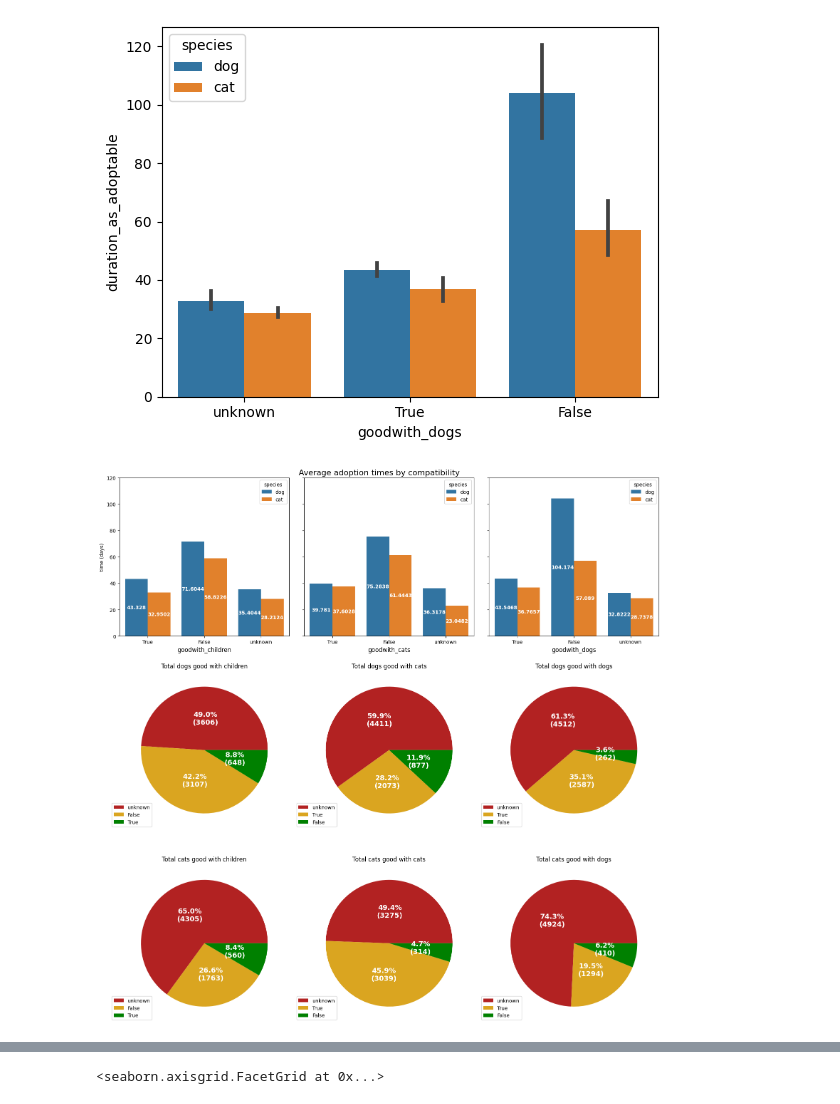
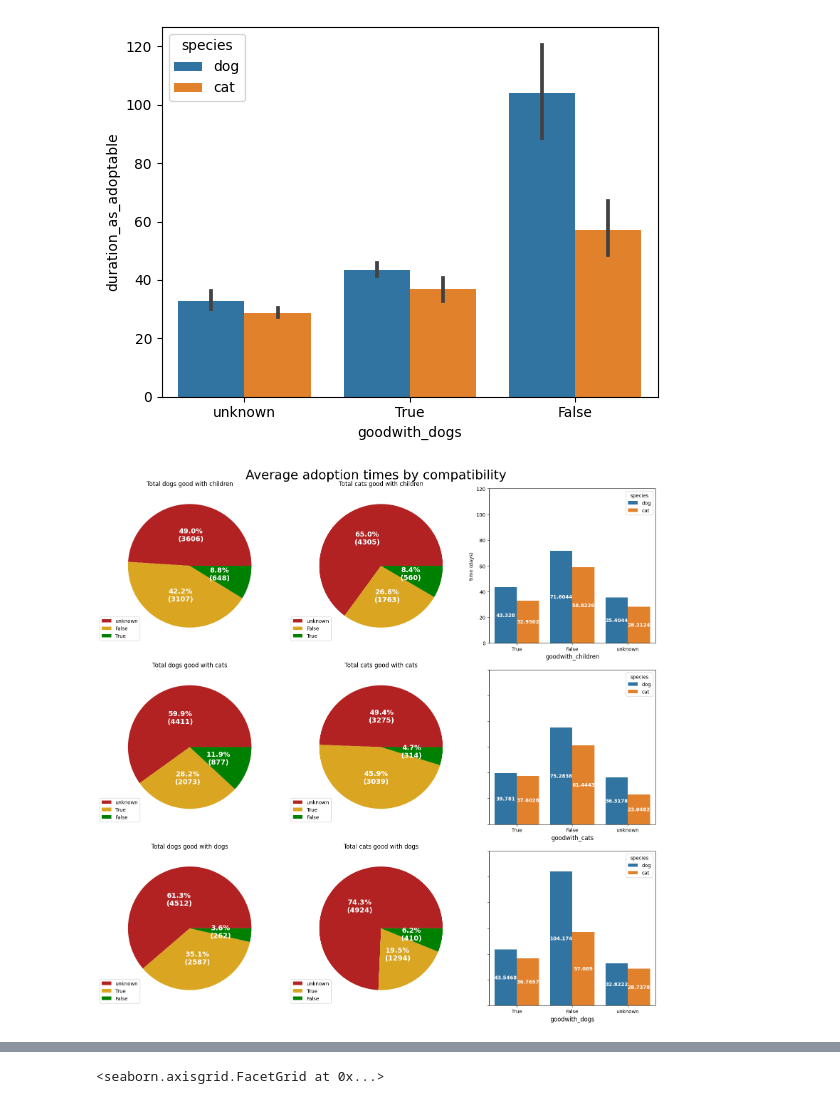
Before and after one commit to JessicaELewis/Pet-Adoptions, a Jupyter notebook: EDA Joined.ipynb, the cells around one changed output, grey strips where cells are left out. Drawn from its saved outputs; the diff is of its cells as text; code cells hidden in the pictures.

```diff
--- a/EDA Joined.ipynb
+++ b/EDA Joined.ipynb
@@ -825,7 +825,7 @@ sns.barplot(x='goodwith_dogs', y='duration_as_adoptable', data=df, hue='species'
 plt.style.use('default')
 
 plt.figure(figsize=(16, 16))
-plt.subplot(3,3,1)
+plt.subplot(3,3,3)
 #This will create the bar graph for children
 child = sns.barplot(x='goodwith_children', y='duration_as_adoptable', data=df, ci=None, hue='species', order=['True', 'False', 'unknown'])
 plt.xlabel('goodwith_children', size=12)
@@ -835,7 +835,7 @@ plt.bar_label(child.containers[0], label_type='center', size=10, color='white',
 plt.bar_label(child.containers[1], label_type='center', size=10, color='white', weight='bold')
 
 #This will create the bar graph for cats
-plt.subplot(3,3,2)
+plt.subplot(3,3,6)
 cat = sns.barplot(x='goodwith_cats', y='duration_as_adoptable', data=df, ci=None, hue='species', order=['True', 'False', 'unknown'])
 plt.xlabel('goodwith_cats', size=12)
 plt.yticks([0,20,40,60,80,100,120],[])
@@ -844,7 +844,7 @@ plt.bar_label(cat.containers[0], label_type='center', size=10, color='white', we
 plt.bar_label(cat.containers[1], label_type='center', size=10, color='white', weight='bold')
 
 #This will create the bar graph for dogs
-plt.subplot(3,3,3)
+plt.subplot(3,3,9)
 dog = sns.barplot(x='goodwith_dogs', y='duration_as_adoptable', data=df, ci=None, hue='species', order=['True', 'False', 'unknown'])
 plt.xlabel('goodwith_dogs', size=12)
 plt.yticks([0,20,40,60,80,100,120],[])
@@ -860,7 +860,7 @@ def func(pct, allvals):
 colors = ['firebrick', 'goldenrod', 'green', 'lightseagreen']
 
 # dogs good with children
-dogs_children = plt.subplot(3,3,4)
+dogs_children = plt.subplot(3,3,1)
 
 df_children_dog = pd.DataFrame(dogs['goodwith_children'].value_counts()).reset_index().rename({'index':'goodwith_children', 'goodwith_children':'count'}, axis=1)
 
@@ -872,7 +872,7 @@ dogs_children.set_title("Total dogs good with children")
 dogs_children.legend(df['goodwith_children'].unique(), bbox_to_anchor=(-.1, 0), loc='lower left')
 
 # dogs good with cats
-dogs_cats = plt.subplot(3,3,5)
+dogs_cats = plt.subplot(3,3,4)
 
 df_cats_dog = pd.DataFrame(dogs['goodwith_cats'].value_counts()).reset_index().rename({'index':'goodwith_cats', 'goodwith_cats':'count'}, axis=1)
 
@@ -884,7 +884,7 @@ dogs_cats.set_title("Total dogs good with cats")
 dogs_cats.legend(df['goodwith_cats'].unique(), bbox_to_anchor=(-.1, 0), loc='lower left')
 
 # dogs good with dogs
-dogs_dogs = plt.subplot(3,3,6)
+dogs_dogs = plt.subplot(3,3,7)
 
 df_dogs_dog = pd.DataFrame(dogs['goodwith_dogs'].value_counts()).reset_index().rename({'index':'goodwith_dogs', 'goodwith_dogs':'count'}, axis=1)
 
@@ -898,7 +898,7 @@ dogs_dogs.legend(df['goodwith_dogs'].unique(), bbox_to_anchor=(-.1, 0), loc='low
 ########
 
 # cats good with children
-cats_children = plt.subplot(3,3,7)
+cats_children = plt.subplot(3,3,2)
 
 df_children_cat = pd.DataFrame(cats['goodwith_children'].value_counts()).reset_index().rename({'index':'goodwith_children', 'goodwith_children':'count'}, axis=1)
 
@@ -909,38 +909,38 @@ plt.setp(autotext_c_children, size=14, weight="bold", color="w")
 cats_children.set_title("Total cats good with children")
 cats_children.legend(df['goodwith_children'].unique(), bbox_to_anchor=(-.1, 0), loc='lower left')
 
 # cats good with cats
-cats_cats = plt.subplot(3,3,8)
+cats_cats = plt.subplot(3,3,5)
 
 df_cats_cat = pd.DataFrame(cats['goodwith_cats'].value_counts()).reset_index().rename({'index':'goodwith_cats', 'goodwith_cats':'count'}, axis=1)
 
 patches_c_cats, labels_c_cats, autotext_c_cats = cats_cats.pie(df_cats_cat['count'], colors=colors, autopct=lambda pct: func(pct, df_cats_cat['count']), pctdistance=0.5)
 
 plt.setp(autotext_c_cats, size=14, weight="bold", color="w")
 
 cats_cats.set_title("Total cats good with cats")
 cats_cats.legend(df['goodwith_cats'].unique(), bbox_to_anchor=(-.1, 0), loc='lower left')
 
 # cats good with dogs
-cats_dogs = plt.subplot(3,3,9)
+cats_dogs = plt.subplot(3,3,8)
 
 df_dogs_cat = pd.DataFrame(cats['goodwith_dogs'].value_counts()).reset_index().rename({'index':'goodwith_dogs', 'goodwith_dogs':'count'}, axis=1)
 
 patches_c_dogs, labels_c_dogs, autotext_c_dogs = cats_dogs.pie(df_dogs_cat['count'], colors=colors, autopct=lambda pct: func(pct, df_dogs_cat['count']), pctdistance=0.5)
 
 plt.setp(autotext_c_dogs, size=14, weight="bold", color="w")
 
 cats_dogs.set_title("Total cats good with dogs")
 cats_dogs.legend(df['goodwith_dogs'].unique(), bbox_to_anchor=(-.1, 0), loc='lower left')
 ########
 
-plt.suptitle("Average adoption times by compatibility", size=16)
+plt.suptitle("Average adoption times by compatibility", size=26)
 plt.tight_layout(h_pad=2)
 
-# plt.savefig('assets/avg_time_by_goodwith.png', bbox_inches="tight")
+plt.savefig('assets/total_by_goodwith.png', bbox_inches="tight")
 plt.show()
 # %% [output]
-[figure, old version]
+[figure, new version]
 # %%
 plt.style.use('assets/dark.mplstyle')
 
```
Also changed, not shown: parts of 1 cell of this notebook, 7 other files.
